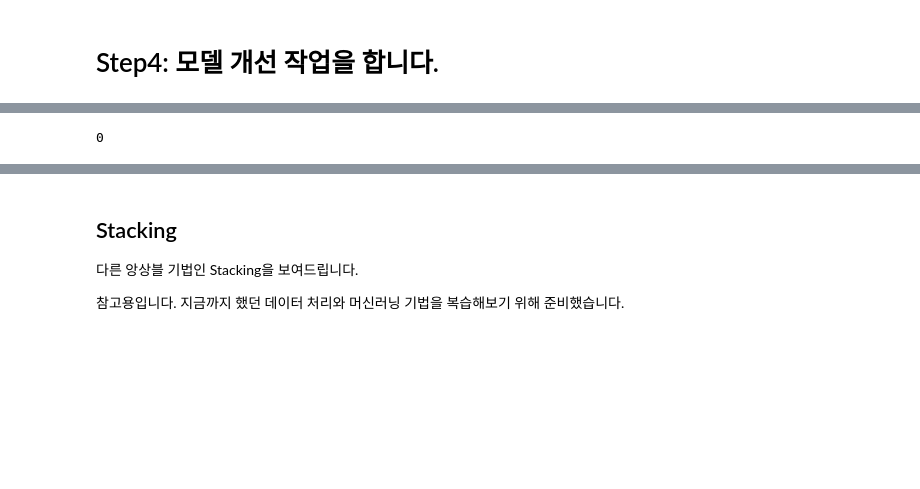
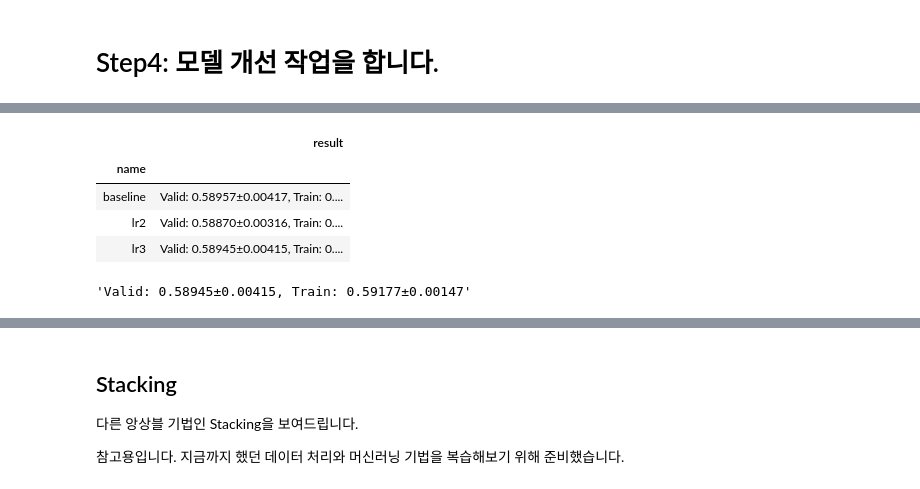
Before and after one commit to jw-koo/DS_lv3_2412, a Jupyter notebook: sec_ds_lv3_prob1_kaggle.ipynb, the cells around one changed output, grey strips where cells are left out. Drawn from its saved outputs; the diff is of its cells as text; code cells hidden in the pictures; blank space fills up the shorter version.

```diff
--- a/sec_ds_lv3_prob1_kaggle.ipynb
+++ b/sec_ds_lv3_prob1_kaggle.ipynb
@@ -410,16 +439,21 @@ eval_model('lr3', clf_lr3)
 # %%
 # lr3: Baseline + np.log (loading)
 from sklearn.preprocessing import FunctionTransformer # 활용해봅니다.
 ct = ColumnTransformer([
     ('std', StandardScaler(), ['measurement_1', 'measurement_4', 'measurement_14', 'measurement_17']),
     # loading에 자연 log 변환 정의하고 적용합니다. -> StandardScaler
-    ('log_std', StandardScaler(), ['loading']), # TODO-with
+    ('log_std', make_pipeline(FunctionTransformer(np.log, validate=True), StandardScaler()), ['loading']),
     ('pt', 'passthrough', ['na_1'])
 ])
 clf_lr3 = make_pipeline(ct, LogisticRegression(solver='lbfgs', C=0.05))
 eval_model('lr3', clf_lr3)
 # %% [output]
+|  | result |
+| name |  |
+| baseline | Valid: 0.58957±0.00417, Train: 0.... |
+| lr2 | Valid: 0.58870±0.00316, Train: 0.... |
+| lr3 | Valid: 0.58945±0.00415, Train: 0.... |
-0
+'Valid: 0.58945±0.00415, Train: 0.59177±0.00147'
 # %%
 # LDA 모델을 사용하여 예측해봅니다.
 
```
Also changed, not shown: parts of 19 cells of this notebook.
